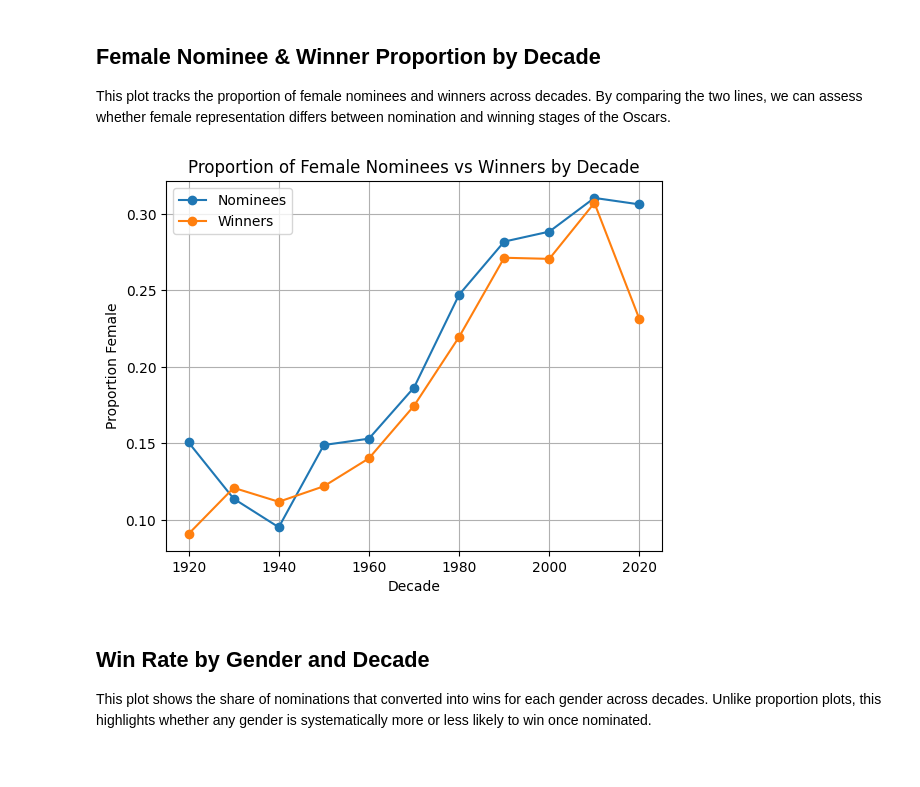
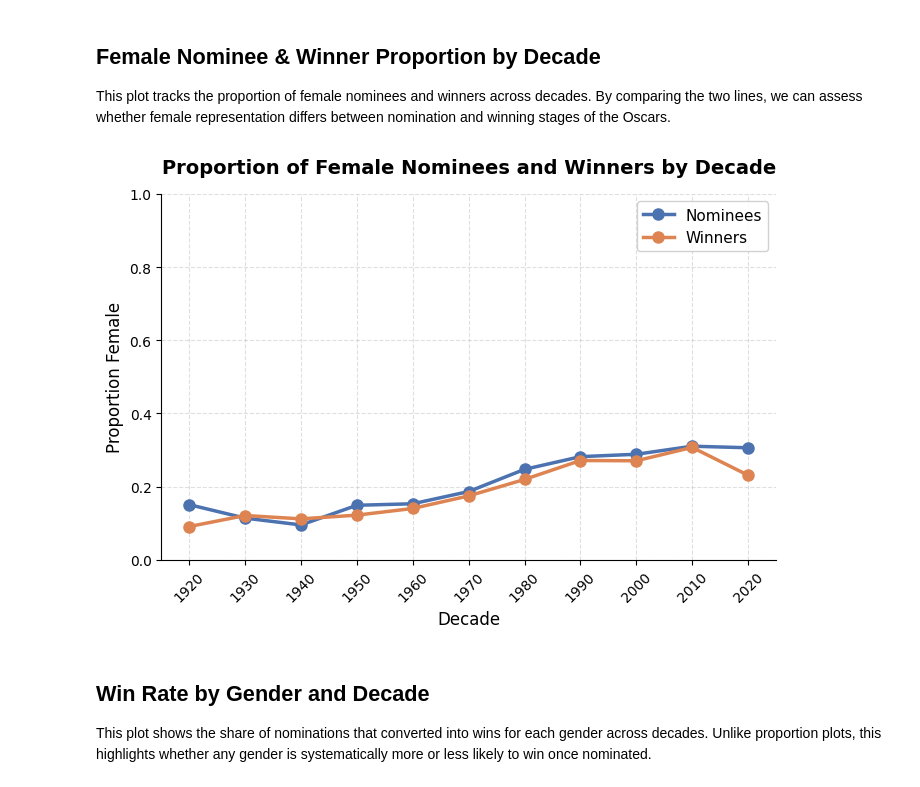
Before and after one commit to nmaharaj28/comm3180_S26_Data_Project, a Jupyter notebook: data_analysis/oscar_demographics_analysis.ipynb, the cells around one changed output. Saved outputs shown, nothing was run; the diff lists cells and outputs as text; code cells hidden in the pictures.

```diff
--- a/data_analysis/oscar_demographics_analysis.ipynb
+++ b/data_analysis/oscar_demographics_analysis.ipynb
@@ -38,30 +39,38 @@ between nomination and winning stages of the Oscars.
 # %%
 oscar_nominees['decade'] = (oscar_nominees['year_ceremony'] // 10) * 10
 
 oscar_nominees['is_female'] = oscar_nominees['gender'] == 'Female'
 
 nominees_decade = oscar_nominees.groupby('decade')['is_female'].mean()
 
 winners = oscar_nominees[oscar_nominees['winner'] == True]
 winners_decade = winners.groupby('decade')['is_female'].mean()
 
 gender_prop_plot = nominees_decade.to_frame(name='Nominees')
 gender_prop_plot['Winners'] = winners_decade
 
-plt.figure()
+fig, ax = plt.subplots(figsize=(7, 5))
 
-plt.plot(gender_prop_plot.index, gender_prop_plot['Nominees'], marker='o', label='Nominees')
-plt.plot(gender_prop_plot.index, gender_prop_plot['Winners'], marker='o', label='Winners')
+ax.plot(gender_prop_plot.index, gender_prop_plot['Nominees'], marker='o',
+        linewidth=2.5, markersize=8, label='Nominees', color='#4C72B0')
+ax.plot(gender_prop_plot.index, gender_prop_plot['Winners'], marker='o',
+        linewidth=2.5, markersize=8, label='Winners', color='#DD8452')
 
-plt.title("Proportion of Female Nominees vs Winners by Decade")
-plt.xlabel("Decade")
-plt.ylabel("Proportion Female")
-plt.legend()
-plt.grid(True)
+ax.set_title("Proportion of Female Nominees and Winners by Decade",
+             fontsize=14, fontweight='bold', pad=15)
+ax.set_xlabel("Decade", fontsize=12)
+ax.set_ylabel("Proportion Female", fontsize=12)
+ax.set_ylim(0, 1)
+ax.set_xticks(gender_prop_plot.index)
+ax.set_xticklabels(gender_prop_plot.index, rotation=45)
+ax.legend(fontsize=11, framealpha=0.9)
+ax.grid(True, linestyle='--', alpha=0.4)
+ax.spines[['top', 'right']].set_visible(False)
 
+plt.tight_layout()
 plt.show()
 # %% [output]
-[figure, old version]
+[figure, new version]
 # %% [markdown]
 ## Win Rate by Gender and Decade
 
```
Also changed, not shown: parts of 5 cells of this notebook.
